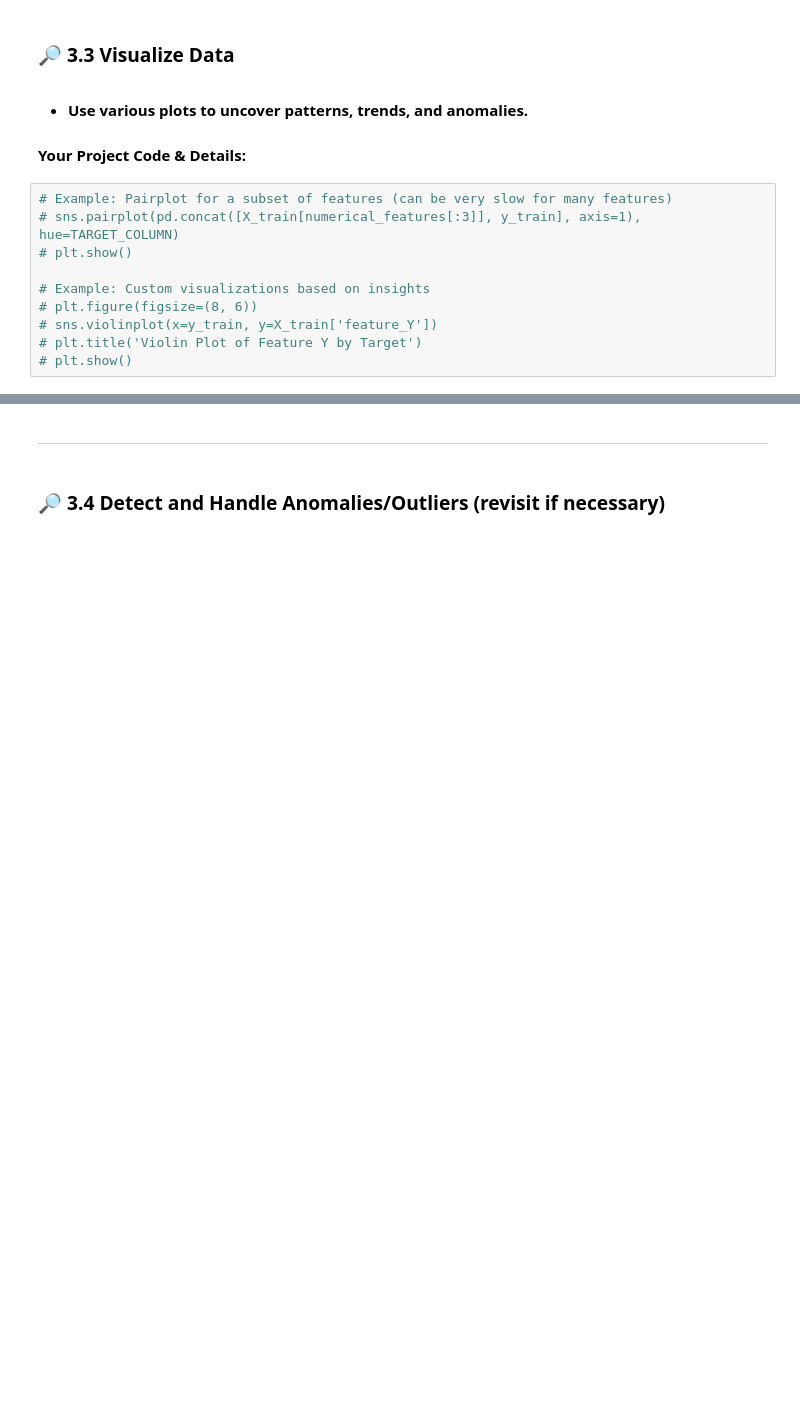
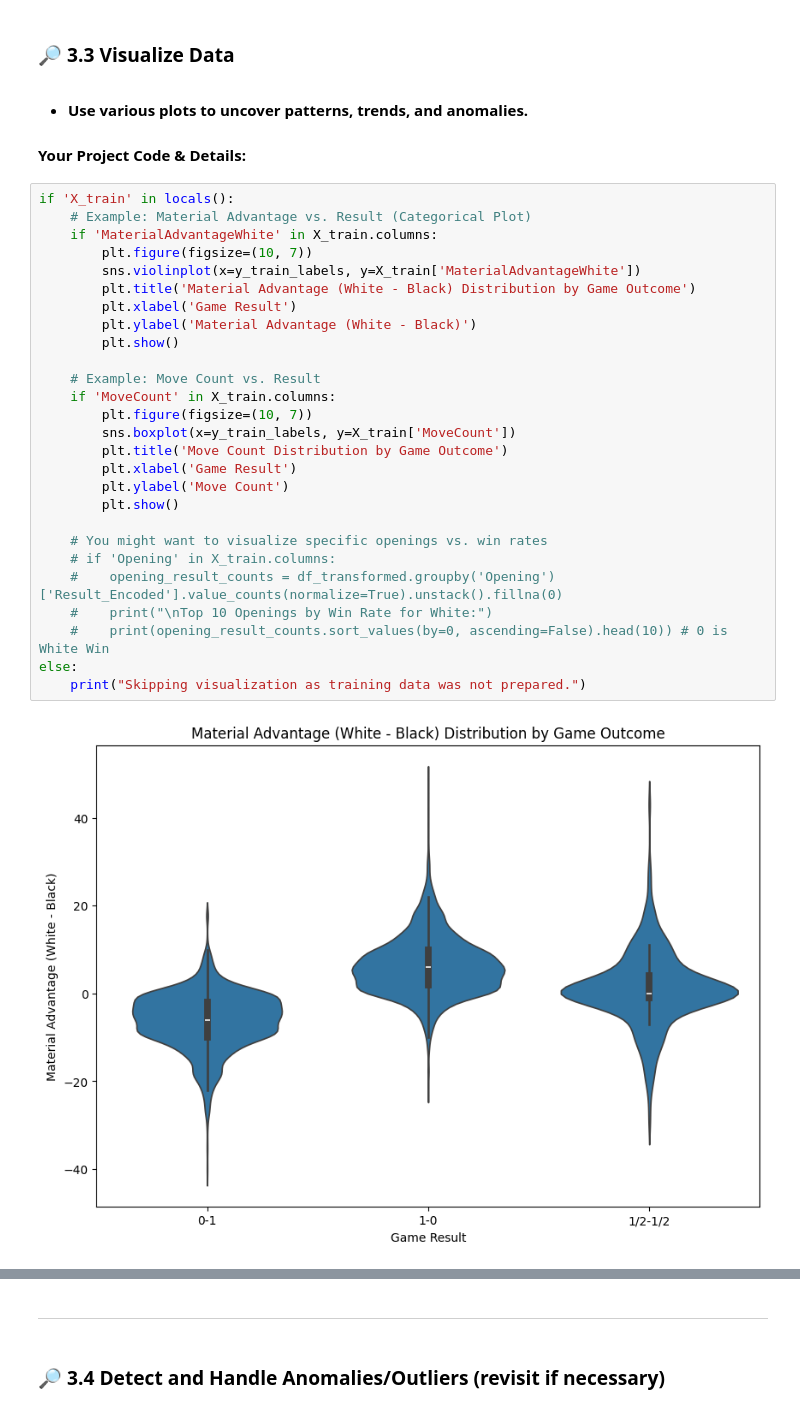
Before and after one commit to clarsendartois/Smart-Engineer-AI, a Jupyter notebook: Machine Learning/Projects/Chess Game Winner Prediction/chess_game_winner_prediction.ipynb, the cells around one changed output, grey strips where cells are left out. Cells and saved outputs as stored; diff of their text form; blank space fills up the shorter version.

```diff
--- a/Machine Learning/Projects/Chess Game Winner Prediction/chess_game_winner_prediction.ipynb
+++ b/Machine Learning/Projects/Chess Game Winner Prediction/chess_game_winner_prediction.ipynb
@@ -416,12 +660,31 @@ plt.show()
 
 #### **Your Project Code & Details:**
 # %%
-# Example: Pairplot for a subset of features (can be very slow for many features)
-# sns.pairplot(pd.concat([X_train[numerical_features[:3]], y_train], axis=1), hue=TARGET_COLUMN)
-# plt.show()
+if 'X_train' in locals():
+    # Example: Material Advantage vs. Result (Categorical Plot)
+    if 'MaterialAdvantageWhite' in X_train.columns:
+        plt.figure(figsize=(10, 7))
+        sns.violinplot(x=y_train_labels, y=X_train['MaterialAdvantageWhite'])
+        plt.title('Material Advantage (White - Black) Distribution by Game Outcome')
+        plt.xlabel('Game Result')
+        plt.ylabel('Material Advantage (White - Black)')
+        plt.show()
 
-# Example: Custom visualizations based on insights
-# plt.figure(figsize=(8, 6))
-# sns.violinplot(x=y_train, y=X_train['feature_Y'])
-# plt.title('Violin Plot of Feature Y by Target')
-# plt.show()
+    # Example: Move Count vs. Result
+    if 'MoveCount' in X_train.columns:
+        plt.figure(figsize=(10, 7))
+        sns.boxplot(x=y_train_labels, y=X_train['MoveCount'])
+        plt.title('Move Count Distribution by Game Outcome')
+        plt.xlabel('Game Result')
+        plt.ylabel('Move Count')
+        plt.show()
+
+    # You might want to visualize specific openings vs. win rates
+    # if 'Opening' in X_train.columns:
+    #    opening_result_counts = df_transformed.groupby('Opening')['Result_Encoded'].value_counts(normalize=True).unstack().fillna(0)
+    #    print("\nTop 10 Openings by Win Rate for White:")
+    #    print(opening_result_counts.sort_values(by=0, ascending=False).head(10)) # 0 is White Win
+else:
+    print("Skipping visualization as training data was not prepared.")
+# %% [output]
+[figure, added]
```
Also changed, not shown: parts of 28 cells of this notebook.
